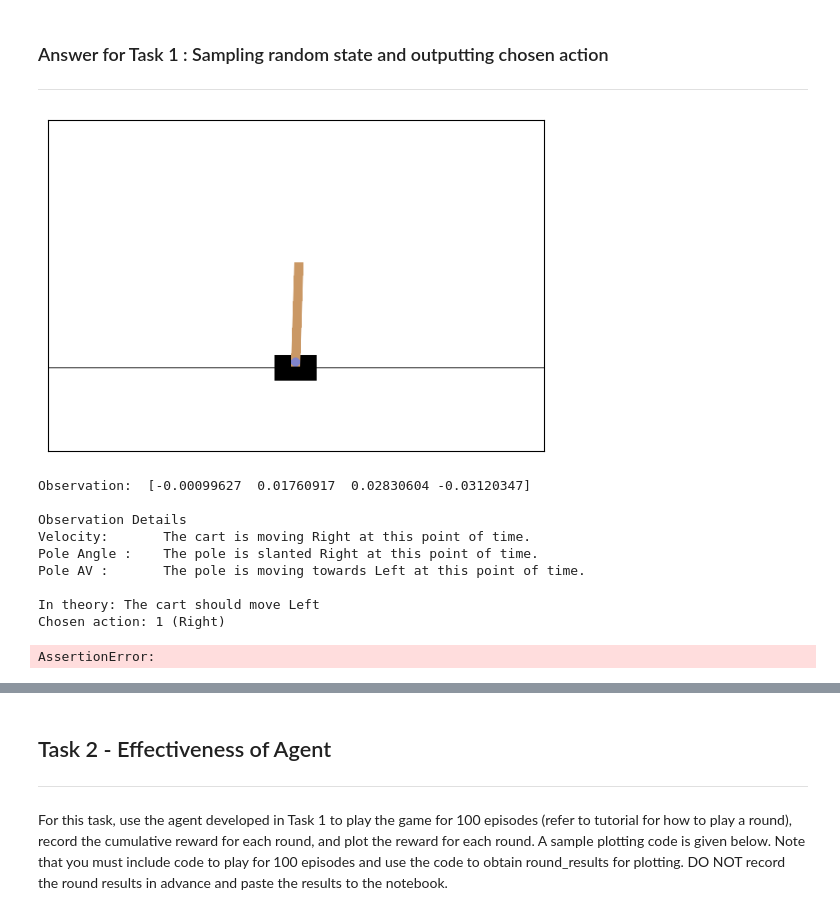
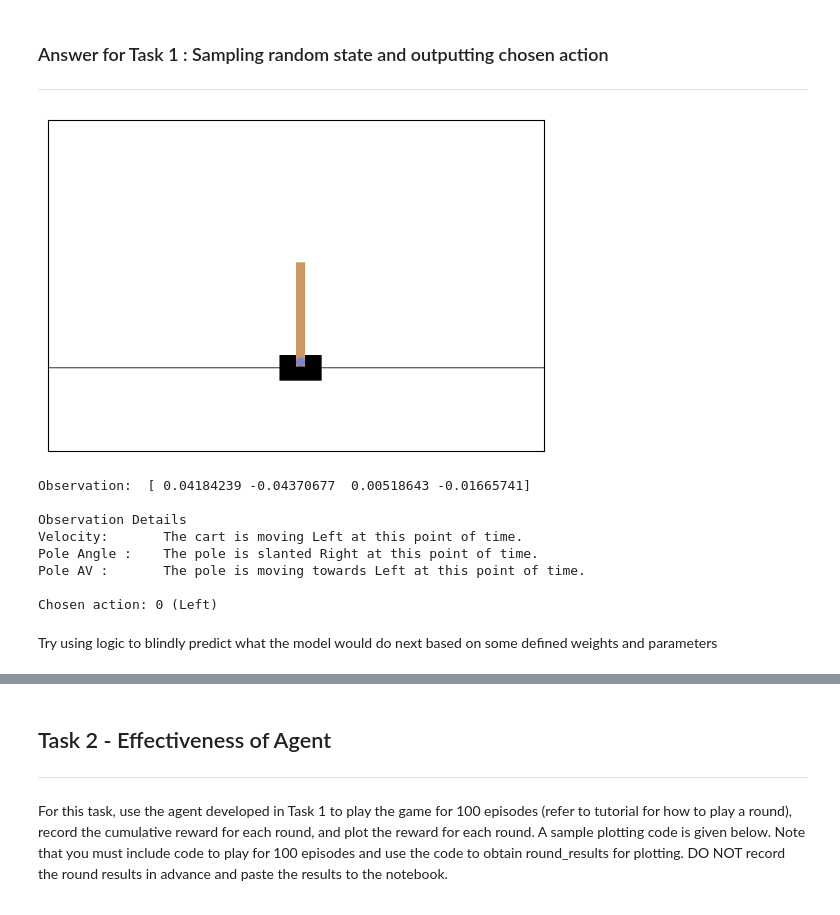
Before and after one commit to isaacchunn/cartpole-balancing, a Jupyter notebook: cartpole_balancing.ipynb, the cells around one changed output, grey strips where cells are left out. Cells and saved outputs as stored; diff of their text form; code cells hidden in the pictures.

Commit message:
Added assert codes to blindly test model logic

```diff
--- a/cartpole_balancing.ipynb
+++ b/cartpole_balancing.ipynb
@@ -422,59 +425,41 @@ plt.xticks([])  # Set label locations.
 plt.yticks([])
 plt.imshow(img)
 plt.show()
 #
 #Print out the state
 print("Observation: ", state)
 #Get the discrete values from the state
 state_pos = np.digitize(state[0], pos_space)
 state_vel = np.digitize(state[1], vel_space)
 state_ang = np.digitize(state[2], ang_space)
 state_angVel = np.digitize(state[3], angvel_space)
 
 #Format our answer based on the observations we observe by doing unit testing
 #From what we know, the first is irrelevant as its cart position.
 cart_v_text = "Left" if state[1] < 0 else "Right"
 cart_pa_text = "Left" if state[2] < 0 else "Right"
 cart_pav_text = "Left" if state[3] < 0 else "Right"
 print("\nObservation Details")
 print(f"Velocity: \tThe cart is moving {cart_v_text} at this point of time.")
 print(f"Pole Angle : \tThe pole is slanted {cart_pa_text} at this point of time.")
 print(f"Pole AV : \tThe pole is moving towards {cart_pav_text} at this point of time.")
 print()
 
-#Use some logic to calculate the action to do in terms of human
-#From logic: If a pole is slanted to the right, we want the cart to move to the right to balance.
-#So the expected is: If the pole is slanted to the right, we need to move in the same direction to balance the pole.
-calculated_action = ""
-#Check the signs of the pole angle and angular velocity
-#If they are the same, the
-if(state[2] * state[3] > 0):
-    #If they are the same, then we check the signs of it.
-    #If the pole angle is going left, and angular velocity is also towards left, we need to move left
-    calculated_action = "Left" if state[2] < 0 else "Right"
-else:
-    #Different sign means we swap
-    calculated_action = "Right" if state[2] < 0 else "Left"
-
-print(f"In theory: The cart should move {calculated_action}")
-
 #Get the action using our q_table calculated
 action = np.argmax(q_table_cart[state_pos, state_vel, state_ang, state_angVel, :])
 
 actionText = "Left" if action == 0 else "Right"
 #Print chosen action
 print(f"Chosen action: {action} ({actionText})")
-
-assert actionText == calculated_action
 # %% [output]
-[figure, old version]
+[figure, new version]
-Observation:  [-0.00099627  0.01760917  0.02830604 -0.03120347]
+Observation:  [ 0.04184239 -0.04370677  0.00518643 -0.01665741]
 
 Observation Details
-Velocity:       The cart is moving Right at this point of time.
+Velocity:       The cart is moving Left at this point of time.
 Pole Angle :    The pole is slanted Right at this point of time.
 Pole AV :       The pole is moving towards Left at this point of time.
 
-In theory: The cart should move Left
-Chosen action: 1 (Right)
+Chosen action: 0 (Left)
-AssertionError:
+# %% [markdown]
+Try using logic to blindly predict what the model would do next based on some defined weights and parameters
```
Also changed, not shown: parts of 4 cells of this notebook.
